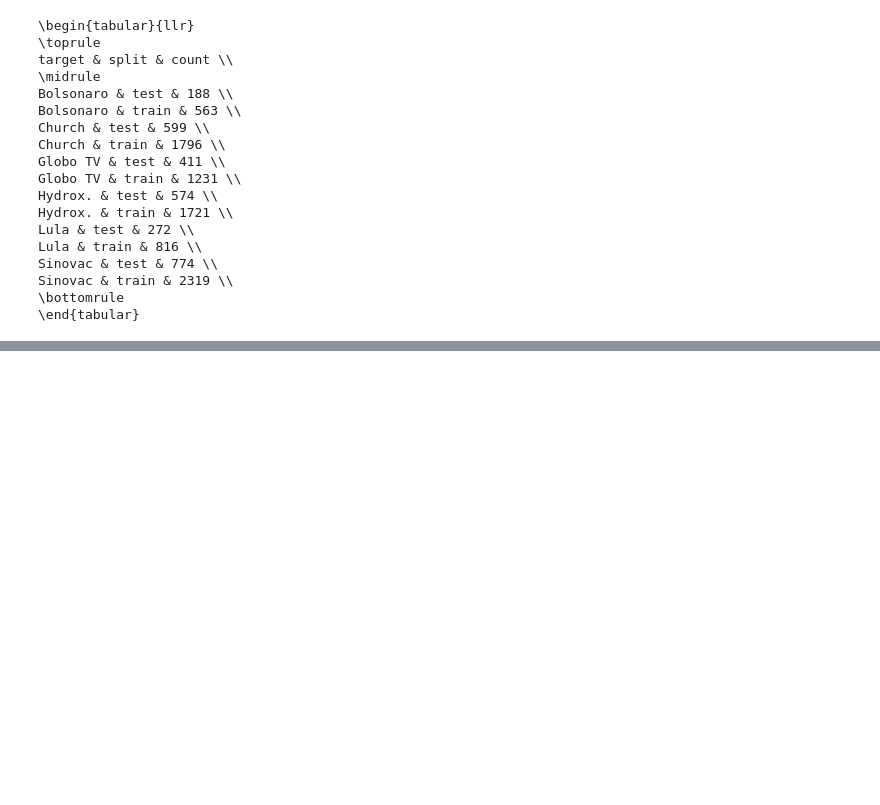
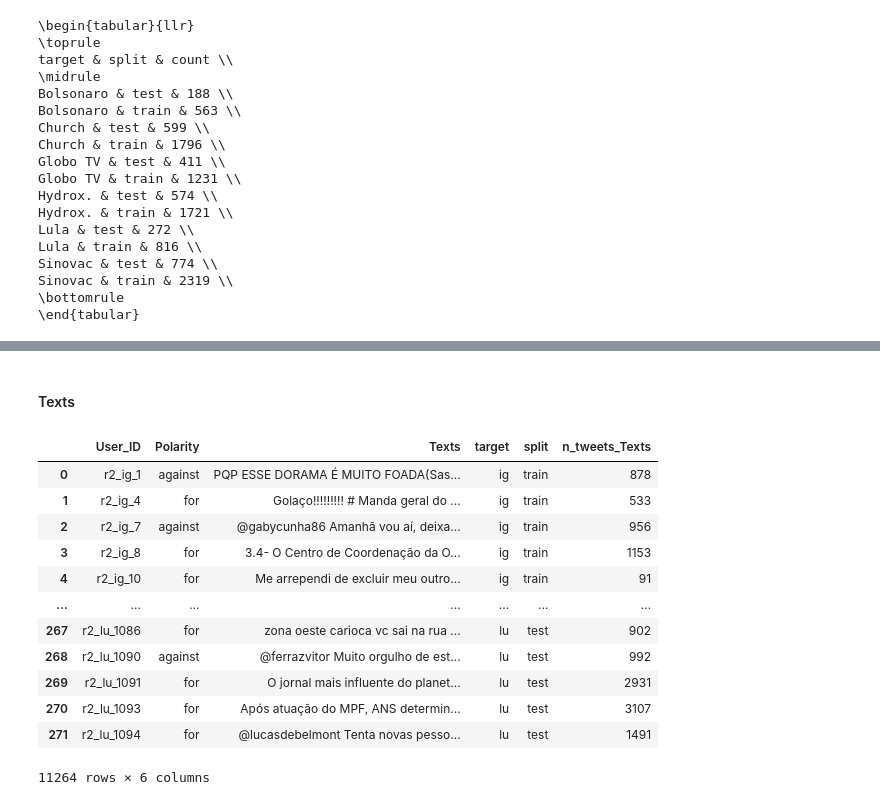
Before and after one commit to semcovici/stance-prediction-UstanceBR, a Jupyter notebook: notebooks/0.analysis_relat.ipynb, the cells around one changed output, grey strips where cells are left out. Drawn from its saved outputs; the diff is of its cells as text; code cells hidden in the pictures; blank space fills up the shorter version.

```diff
--- a/notebooks/0.analysis_relat.ipynb
+++ b/notebooks/0.analysis_relat.ipynb
@@ -38,0 +41,13 @@ NameError: name 'dict_cp' is not defined
+# %%
+list_df = []
+
+for target in tqdm(target_list):
+
+    for split in ['train', 'test']:
+
+        df_aux = pd.read_csv( f"../data/raw/{split}_r3_{target}_top_mentioned_timelines.csv", sep = ';', encoding='utf-8-sig')
+        df_aux['target'] = target
+        df_aux['split'] = split
+        list_df.append(df_aux)
+
+df_tmt = pd.concat(list_df)
@@ -93,0 +305,19 @@ Sinovac & train & 2319 \\
+# %% [markdown]
+#### Texts
+# %%
+df_tmt['n_tweets_Texts'] = df_tmt['Texts'].progress_apply(lambda x: x.count(" # ") + 1)
+df_tmt
+# %% [output]
+|  | User_ID | Polarity | Texts | target | split | n_tweets_Texts |
+| 0 | r2_ig_1 | against | PQP ESSE DORAMA É MUITO FOADA(Sas... | ig | train | 878 |
+| 1 | r2_ig_4 | for | Golaço!!!!!!!!! # Manda geral do ... | ig | train | 533 |
+| 2 | r2_ig_7 | against | @gabycunha86 Amanhã vou aí, deixa... | ig | train | 956 |
+| 3 | r2_ig_8 | for | 3.4- O Centro de Coordenação da O... | ig | train | 1153 |
+| 4 | r2_ig_10 | for | Me arrependi de excluir meu outro... | ig | train | 91 |
+| ... | ... | ... | ... | ... | ... | ... |
+| 267 | r2_lu_1086 | for | zona oeste carioca vc sai na rua ... | lu | test | 902 |
+| 268 | r2_lu_1090 | against | @ferrazvitor Muito orgulho de est... | lu | test | 992 |
+| 269 | r2_lu_1091 | for | O jornal mais influente do planet... | lu | test | 2931 |
+| 270 | r2_lu_1093 | for | Após atuação do MPF, ANS determin... | lu | test | 3107 |
+| 271 | r2_lu_1094 | for | @lucasdebelmont Tenta novas pesso... | lu | test | 1491 |
+11264 rows × 6 columns
```
Also changed, not shown: parts of 25 cells of this notebook, 2 other files.
